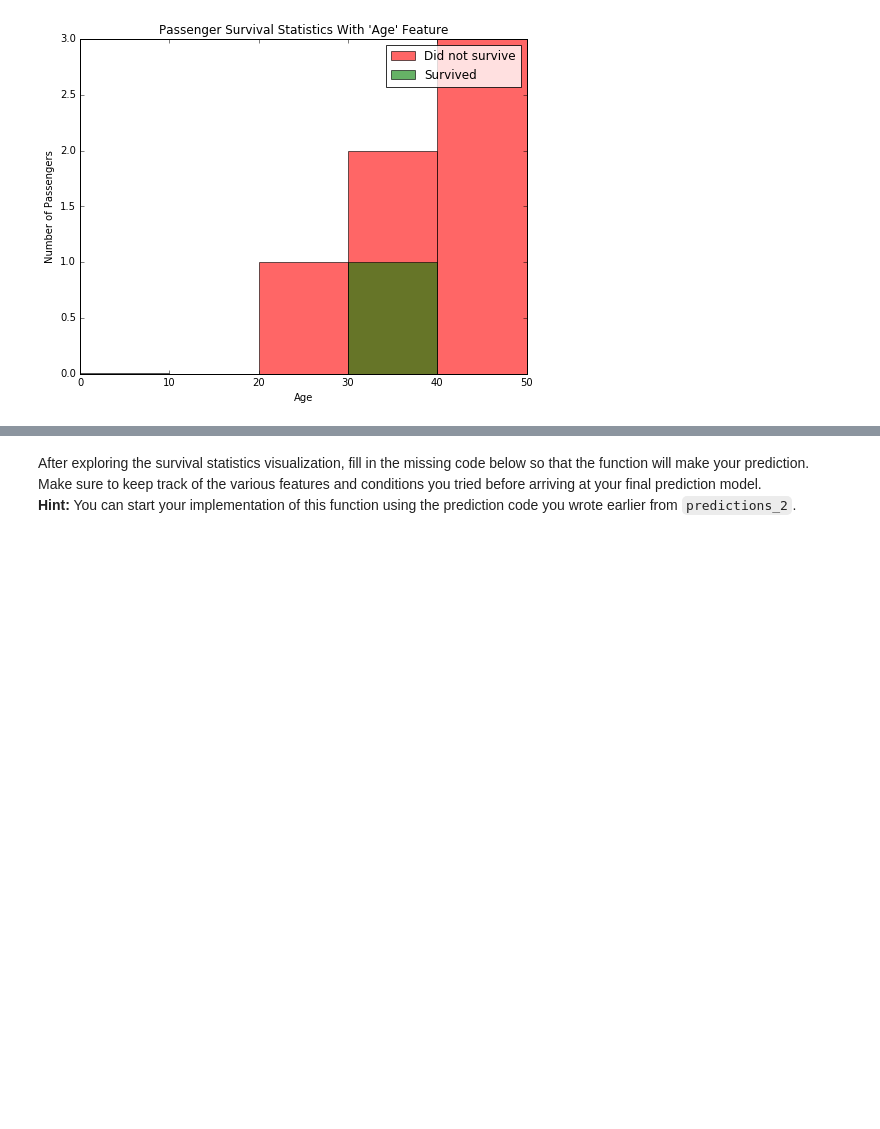
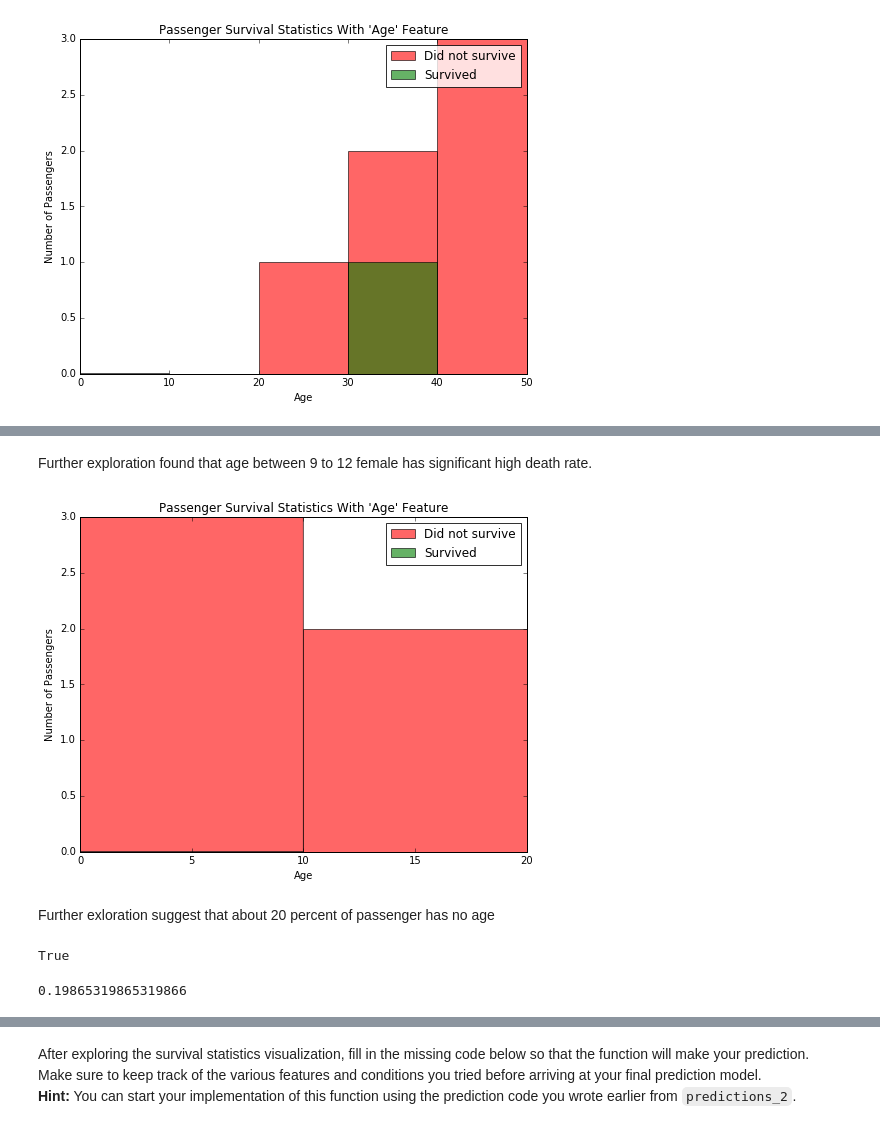
Before and after one commit to jhli973/machine-learning, a Jupyter notebook: projects/titanic_survival_exploration/titanic_survival_exploration.ipynb, the cells around one changed output, grey strips where cells are left out. Drawn from its saved outputs; the diff is of its cells as text; code cells hidden in the pictures; blank space fills up the shorter version.

```diff
--- a/projects/titanic_survival_exploration/titanic_survival_exploration.ipynb
+++ b/projects/titanic_survival_exploration/titanic_survival_exploration.ipynb
@@ -221,0 +232,8 @@ survival_stats(data, outcomes, 'Age', ["Sex == 'female'",  "Parch >= 4"])
+# %% [markdown]
+Further exploration found that age between 9 to 12 female has significant high death rate.
+# %%
+survival_stats(data, outcomes, 'Age', ["Sex == 'female'", "Age < 12", "Age >= 9", "Parch == 2"])
+# %% [output]
+[figure, added]
+# %% [markdown]
+Further exloration suggest that about 20 percent of passenger has no age
@@ -221,0 +242,8 @@ survival_stats(data, outcomes, 'Age', ["Sex == 'female'",  "Parch >= 4"])
+# %%
+data.isnull().values.any()
+# %% [output]
+True
+# %%
+np.mean(pd.isnull(data['Age']))
+# %% [output]
+0.19865319865319866
```
Also changed, not shown: parts of 12 cells of this notebook.
